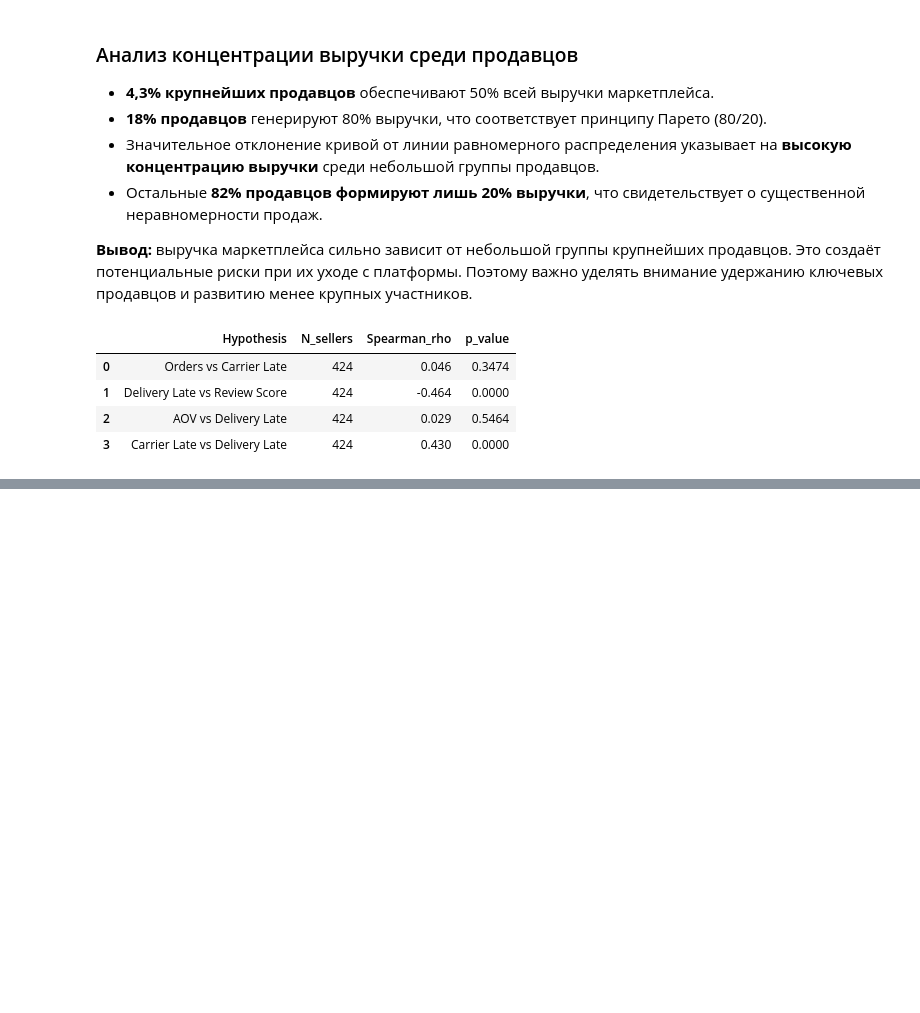
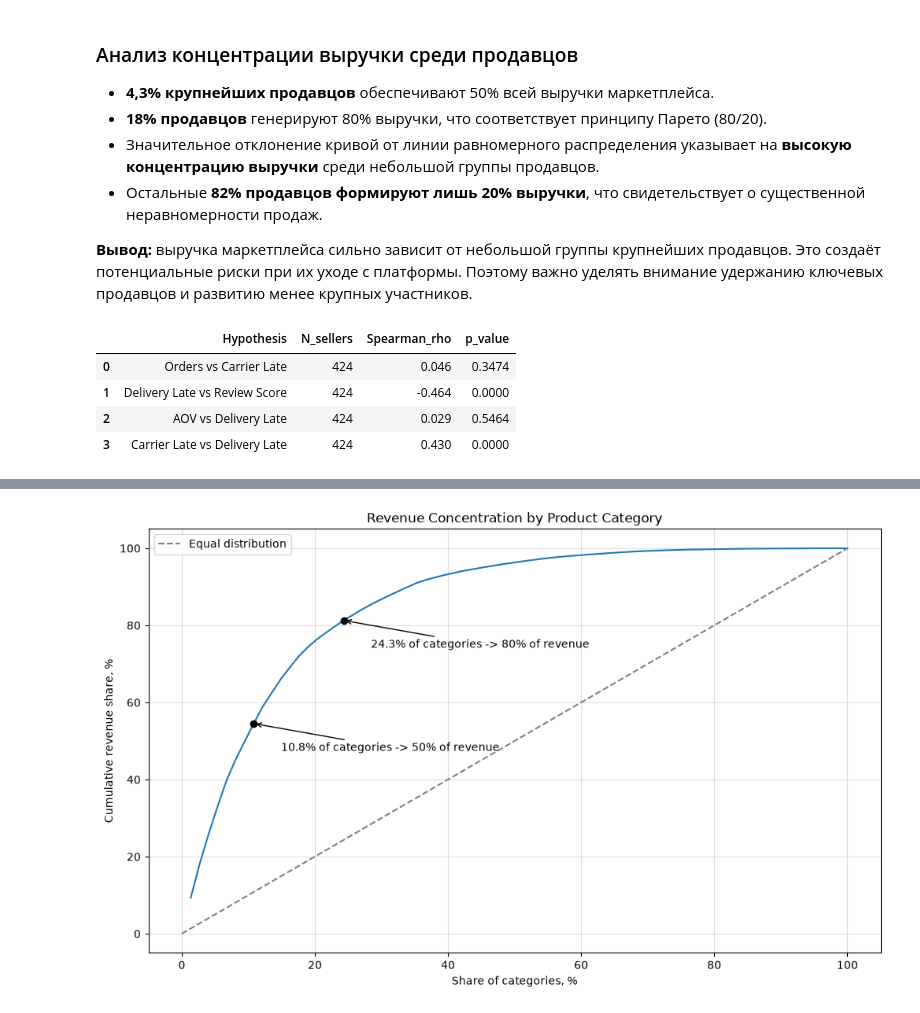
Before and after one commit to radmirmudarisov77-sketch/olist-ecommerce-sql-analysis, a Jupyter notebook: notebooks/02_eda.ipynb, the cells around one changed output, grey strips where cells are left out. Cells and saved outputs as stored; diff of their text form; code cells hidden in the pictures; blank space fills up the shorter version.

Commit message:
[AI] Integrate latest category and payment EDA while preserving audit fixes

```diff
--- a/notebooks/02_eda.ipynb
+++ b/notebooks/02_eda.ipynb
@@ -327,15 +327,16 @@ WITH seller_orders AS (
         SUM(i.price) AS revenue_without_freight,
         SUM(i.price + i.freight_value) AS revenue_with_freight,
         MAX(
-            (i.shipping_limit_date < d.order_delivered_carrier_date)::int
+            CASE WHEN d.carrier_date_invalid IS NOT TRUE
+                  AND d.order_delivered_carrier_date IS NOT NULL
+                 THEN (i.shipping_limit_date < d.order_delivered_carrier_date)::int
+            END
         ) AS carrier_late,
         (MAX(d.order_estimated_delivery_date) <
          MAX(d.order_delivered_customer_date))::int AS customer_late
     FROM order_items i
     JOIN orders_delivered d
         ON d.order_id = i.order_id
-    WHERE d.order_delivered_carrier_date IS NOT NULL
-      AND d.carrier_date_invalid IS NOT TRUE
     GROUP BY i.seller_id, i.order_id
 ),
 reviews AS (
@@ -429,0 +494,37 @@ corr_results
+# %%
+plt.figure(figsize=(12, 7))
+
+plt.plot(
+    categories.rank_pct,
+    categories.cumulative_pct
+)
+
+plt.plot(
+    [0, 100], [0, 100],
+    '--', color='gray',
+    label='Equal distribution'
+)
+
+for target in (50, 80):
+    idx = (categories["cumulative_pct"] >= target).idxmax()
+
+    x = categories.loc[idx, "rank_pct"]
+    y = categories.loc[idx, "cumulative_pct"]
+
+    plt.scatter(x, y, color="black", zorder=5)
+    plt.annotate(
+        f"{x:.1f}% of categories -> {target}% of revenue",
+        (x, y),
+        xytext=(25, -25),
+        textcoords="offset points",
+        arrowprops=dict(arrowstyle="->", color="black")
+    )
+plt.xlabel('Share of categories, %')
+plt.ylabel('Cumulative revenue share, %')
+plt.title('Revenue Concentration by Product Category')
+plt.grid(alpha=0.4)
+plt.legend()
+plt.savefig("../images/categories_pareto.png", dpi=150, bbox_inches="tight")
+plt.show()
+# %% [output]
+[figure, added]
```
Also changed, not shown: parts of 17 cells of this notebook.
